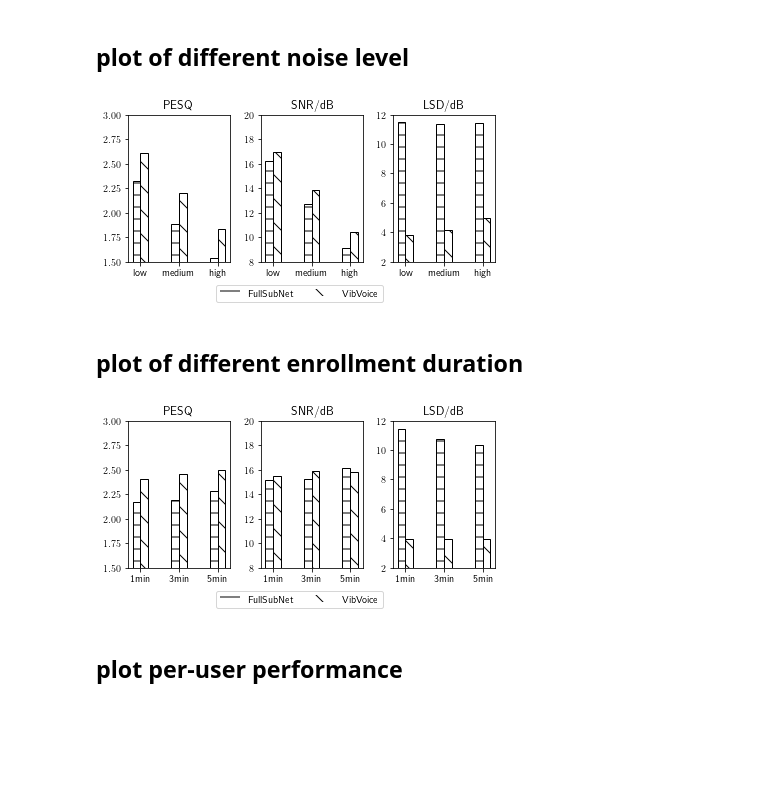
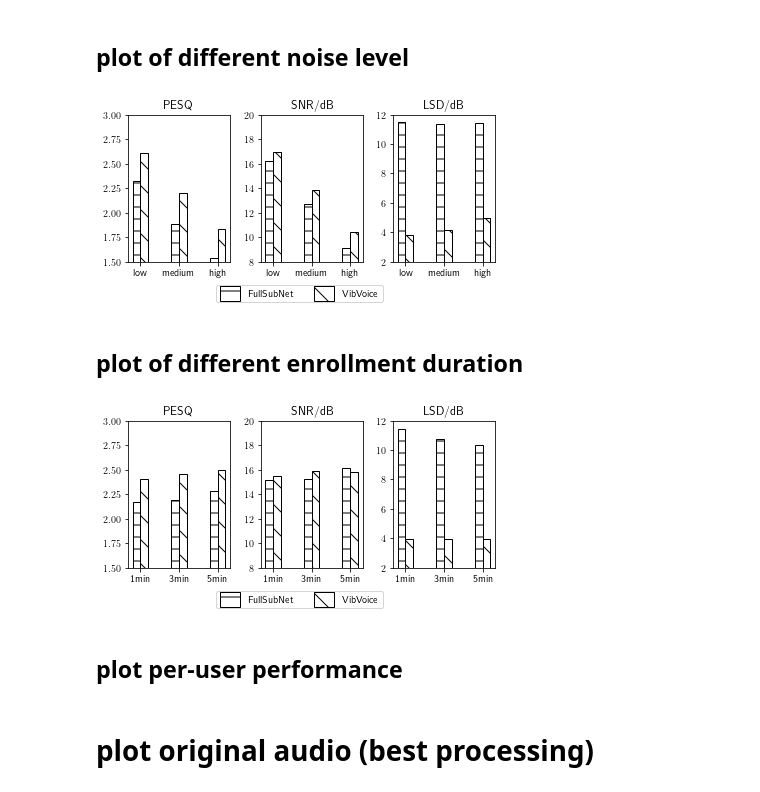
Before and after one commit to lixinghe1999/audioproject, a Jupyter notebook: DL/plot.ipynb, the cells around one changed output. Cells and saved outputs as stored; diff of their text form; code cells hidden in the pictures; blank space fills up the shorter version.

```diff
--- a/DL/plot.ipynb
+++ b/DL/plot.ipynb
@@ -31,9 +31,12 @@ for i, ax in enumerate(axs):
 # yellow_patch = mpatches.Patch(color='yellow', label='speech')
 # blue_patch = mpatches.Patch(color='blue', label='music')
 # fig.legend(handles=[red_patch, yellow_patch, blue_patch], ncol=3, loc='lower center')
-fullsubnet_patch = mpatches.Patch(facecolor='white', alpha=0.6, hatch='-', label='FullSubNet')
-vibvoice_patch = mpatches.Patch(facecolor='white', alpha=0.6, hatch='\\', label='VibVoice')
-fig.legend(handles=[fullsubnet_patch, vibvoice_patch], ncol=2, loc='lower center')
+fullsubnet_patch = mpatches.Patch(edgecolor='black', facecolor='white', hatch='-', label='FullSubNet')
+vibvoice_patch = mpatches.Patch(edgecolor='black', facecolor='white', hatch='\\', label='VibVoice')
+leg = fig.legend(handles=[fullsubnet_patch, vibvoice_patch], ncol=2, loc='lower center')
+for patch in leg.get_patches():
+    patch.set_height(15)
+    patch.set_y(-5)
 plt.savefig('noise_type.pdf', dpi=300)
 plt.show()
 # %% [output]
@@ -43,29 +46,31 @@ plt.show()
 # %%
 fullsubnet = [[2.32124394, 16.22332576, 11.50517399], [1.88006433, 12.73722159, 11.33517383], [1.53211187,  9.14546268, 11.42697214]]
 vibvoice = [[ 2.61136265, 16.91819526, 3.83344411], [2.20329071, 13.83680012, 4.15034319], [1.83349409, 10.42407567, 4.99509754]]
 names = ['low', 'medium', 'high']
 colors = ['w', 'w', 'w']
 fig, axs = plt.subplots(1, 3, figsize=(6, 3))
 plt.subplots_adjust(left=0.1, bottom=0.2, right=0.95, wspace=0.3)
 for i in range(len(names)):
     for j in range(3):
         axs[j].bar(i, fullsubnet[i][j], color=colors[i], edgecolor='black', width=0.2, hatch='-')
         axs[j].bar(i+0.2, vibvoice[i][j], color=colors[i], edgecolor='black', width=0.2, hatch='\\')
 titles = ['PESQ', 'SNR/dB', 'LSD/dB']
 y_lims = [[1.5, 3], [8, 20], [2, 12]]
 for i, ax in enumerate(axs):
     ax.set_title(titles[i])
     ax.set_xticks([0.1, 1.1, 2.1], ['low', 'medium', 'high'])
     ax.set_ylim(y_lims[i])
 
-fullsubnet_patch = mpatches.Patch(facecolor='white', alpha=0.6, hatch='-', label='FullSubNet')
-vibvoice_patch = mpatches.Patch(facecolor='white', alpha=0.6, hatch='\\', label='VibVoice')
-fig.legend(handles=[fullsubnet_patch, vibvoice_patch], ncol=2, loc='lower center')
-
+fullsubnet_patch = mpatches.Patch(edgecolor='black', facecolor='white', hatch='-', label='FullSubNet')
+vibvoice_patch = mpatches.Patch(edgecolor='black', facecolor='white', hatch='\\', label='VibVoice')
+leg = fig.legend(handles=[fullsubnet_patch, vibvoice_patch], ncol=2, loc='lower center')
+for patch in leg.get_patches():
+    patch.set_height(15)
+    patch.set_y(-5)
 plt.savefig('noise_level.pdf', dpi=300)
 plt.show()
 # %% [output]
-[figure, old version]
+[figure, new version]
 # %% [markdown]
 ## plot of different enrollment duration
 # %%
@@ -86,18 +91,21 @@ for i, ax in enumerate(axs):
     ax.set_xticks([0.1, 1.1, 2.1], ['1min', '3min', '5min'])
     ax.set_ylim(y_lims[i])
 
-
-fullsubnet_patch = mpatches.Patch(facecolor='white', alpha=0.6, hatch='-', label='FullSubNet')
-vibvoice_patch = mpatches.Patch(facecolor='white', alpha=0.6, hatch='\\', label='VibVoice')
-fig.legend(handles=[fullsubnet_patch, vibvoice_patch], ncol=2, loc='lower center')
-
+fullsubnet_patch = mpatches.Patch(edgecolor='black', facecolor='white', hatch='-', label='FullSubNet')
+vibvoice_patch = mpatches.Patch(edgecolor='black', facecolor='white', hatch='\\', label='VibVoice')
+leg = fig.legend(handles=[fullsubnet_patch, vibvoice_patch], ncol=2, loc='lower center')
+for patch in leg.get_patches():
+    patch.set_height(15)
+    patch.set_y(-5)
 plt.savefig('noise_enrollment.pdf', dpi=300)
 plt.show()
 # %% [output]
-[figure, old version]
+[figure, new version]
 # %% [markdown]
 ## plot per-user performance
 # %%
 fullsubnet = [[ 2.04479165, 13.9359822,10.07187407], [], [], []]
 
 name = [0, 1, 3, 5]
+# %% [markdown]
+# plot original audio (best processing)
```
Also changed, not shown: parts of 2 cells of this notebook, 2 other files.
